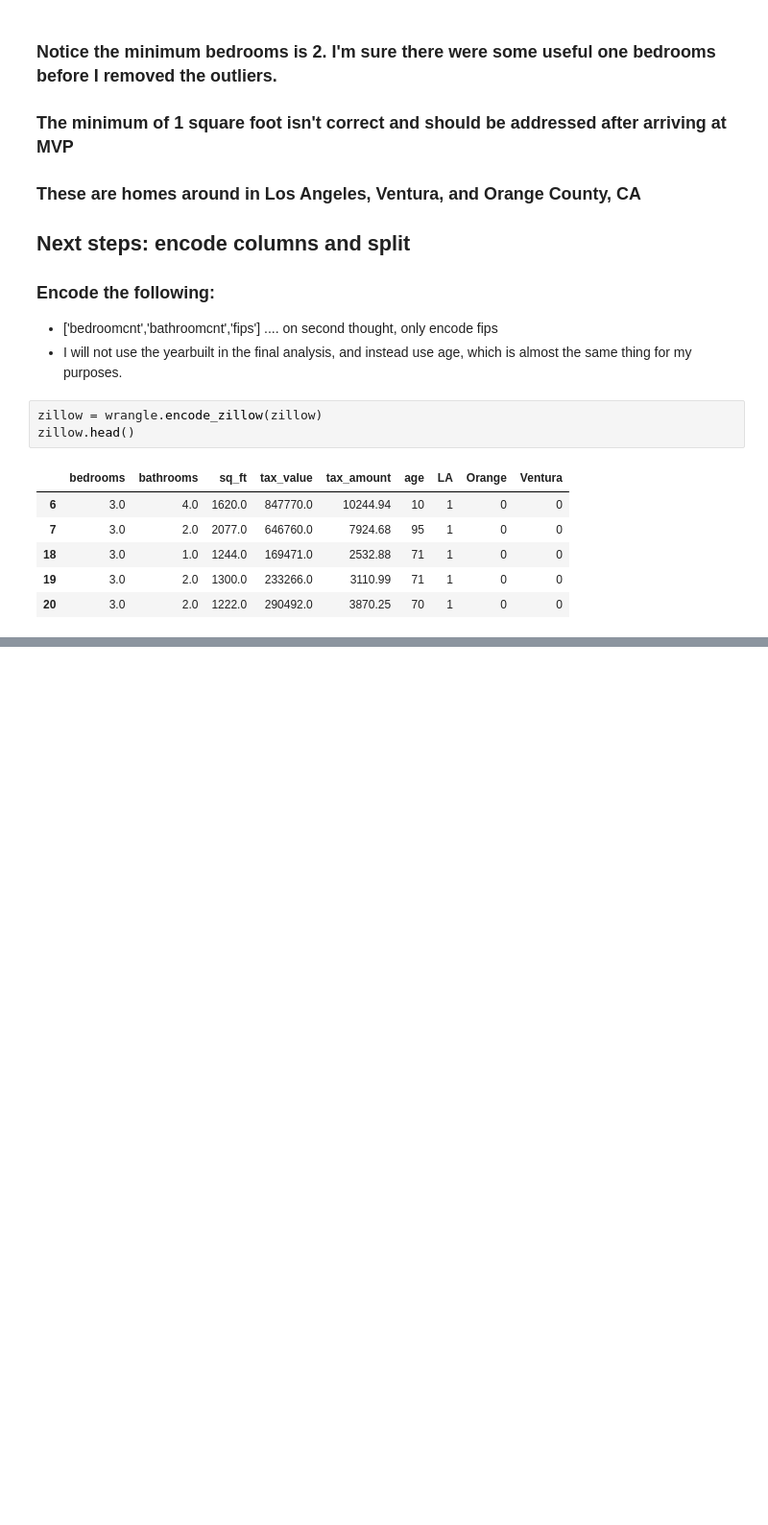
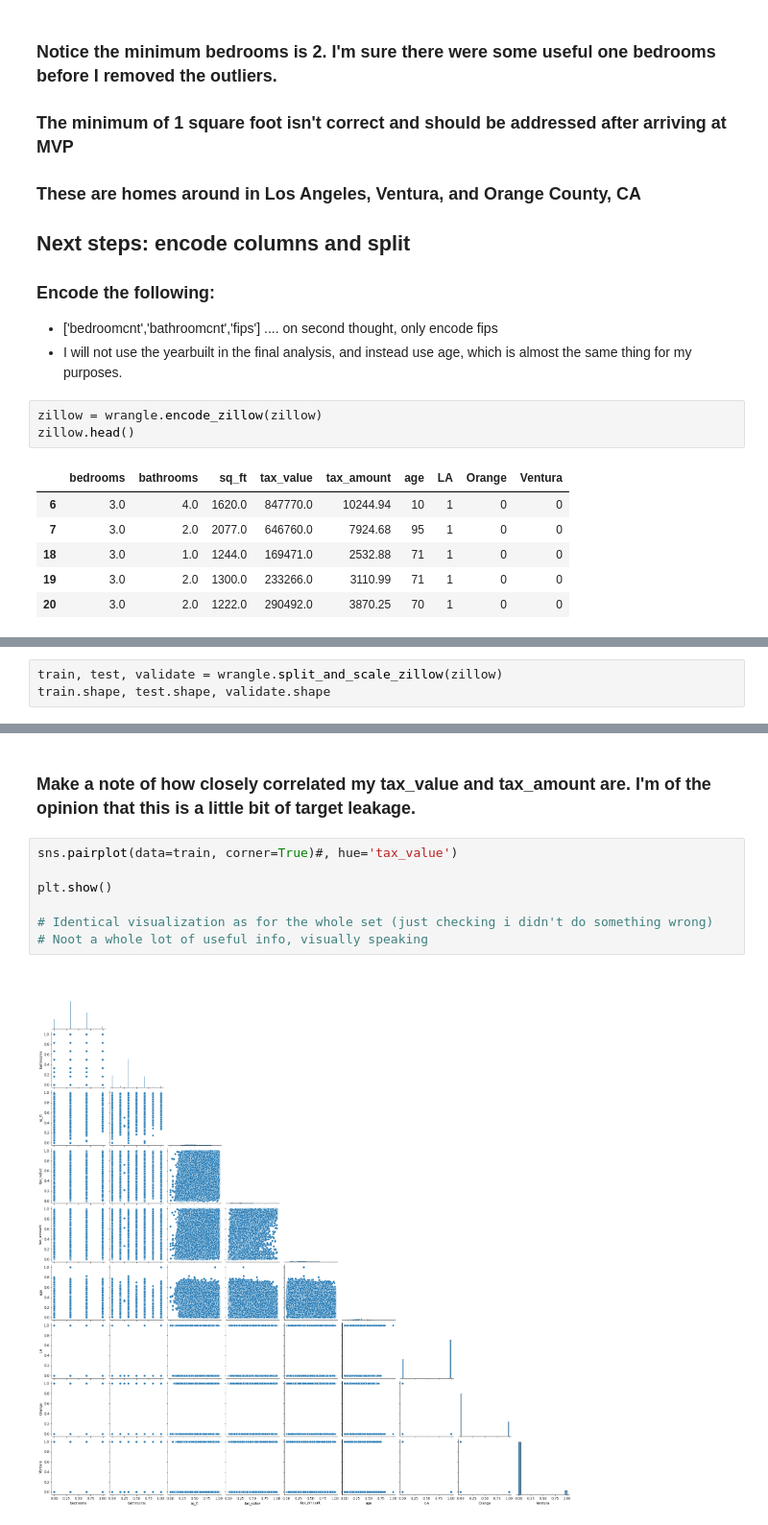
Before and after one commit to brianclements03/regression_exercises, a Jupyter notebook: ZILLOW_PROJECT.ipynb, the cells around one changed output, grey strips where cells are left out. Shown at 96% size. Drawn from its saved outputs; the diff is of its cells as text; blank space fills up the shorter version.

```diff
--- a/ZILLOW_PROJECT.ipynb
+++ b/ZILLOW_PROJECT.ipynb
@@ -161,0 +168,3 @@ zillow.head()
+# %%
+train, test, validate = wrangle.split_and_scale_zillow(zillow)
+train.shape, test.shape, validate.shape
@@ -161,0 +188,11 @@ zillow.head()
+# %% [markdown]
+### Make a note of how closely correlated my tax_value and tax_amount are.  I'm of the opinion that this is a little bit of target leakage.
+# %%
+sns.pairplot(data=train, corner=True)#, hue='tax_value')
+
+plt.show()
+
+# Identical visualization as for the whole set (just checking i didn't do something wrong)
+# Noot a whole lot of useful info, visually speaking
+# %% [output]
+[figure, added]
```
Also changed, not shown: parts of 13 cells of this notebook, 3 other files.
